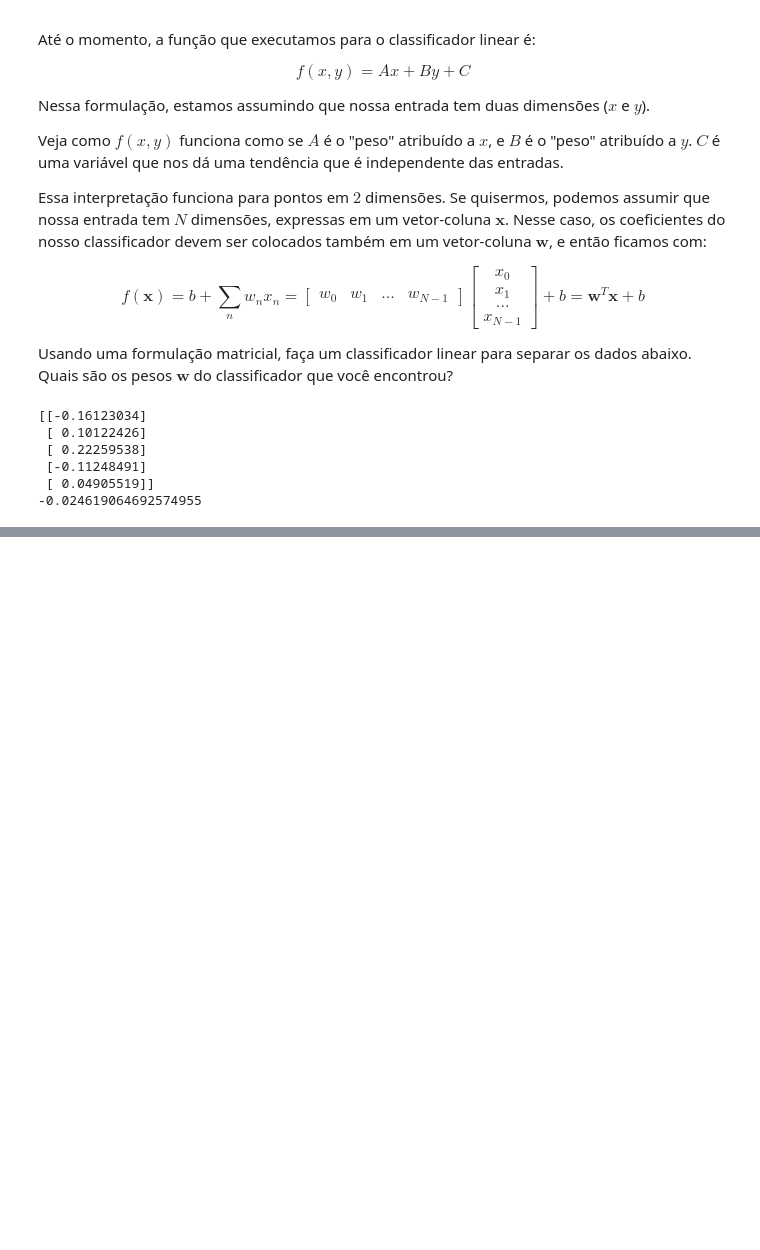
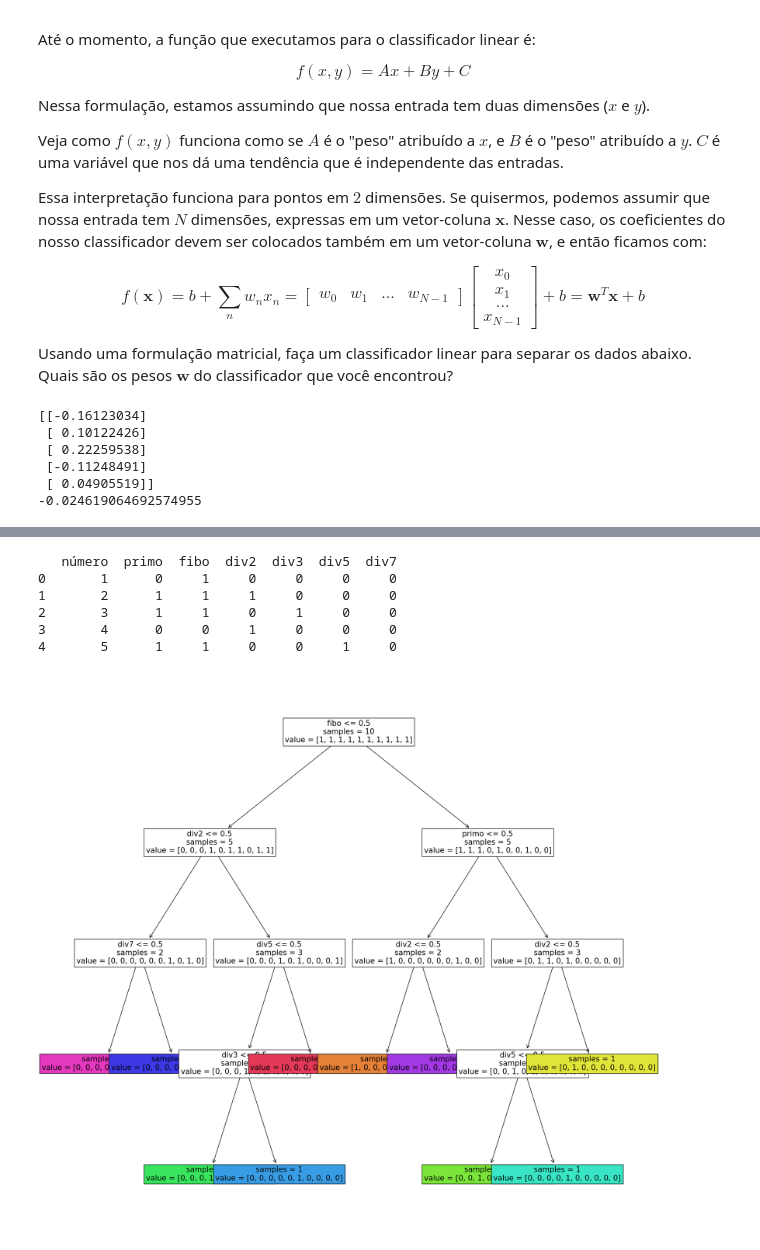
Before and after one commit to tiagoft/alglin, a Jupyter notebook: notebooks/06-regressao_classificacao.ipynb, the cells around one changed output, grey strips where cells are left out. Cells and saved outputs as stored; diff of their text form; code cells hidden in the pictures; blank space fills up the shorter version.

```diff
--- a/notebooks/06-regressao_classificacao.ipynb
+++ b/notebooks/06-regressao_classificacao.ipynb
@@ -781,0 +769,34 @@ joblib.dump((X_train, X_test, y_train, y_test), './dados_classificacao.joblib')
+# %%
+import pandas as pd
+
+# Primeiro, vamos ler nossos dados e colocar o rótulo (ou: o número em si) em uma variável,
+# e as suas características em outra variável:
+df = pd.read_excel('numeros.xlsx')
+#print(df.head())
+df_rotulo = df['número']
+df_features = df[ ['primo', 'fibo', 'div2', 'div3', 'div5', 'div7'] ]
+# %% [output]
+   número  primo  fibo  div2  div3  div5  div7
+0       1      0     1     0     0     0     0
+1       2      1     1     1     0     0     0
+2       3      1     1     0     1     0     0
+3       4      0     0     1     0     0     0
+4       5      1     1     0     0     1     0
+# %%
+# Depois, vamos instanciar uma árvore de decisão usando o pacote sklearn:
+from sklearn.tree import DecisionTreeClassifier
+
+tree = DecisionTreeClassifier(criterion='entropy')
+
+# Agora, vamos usar o método .fit() para ajustar os parâmetros da árvore:
+tree.fit(df_features, df_rotulo)
+
+# Podemos visualizar a árvore de decisão em uma figura!
+from sklearn.tree import plot_tree
+import matplotlib.pyplot as plt
+
+plt.figure( figsize=(20,20) )
+a = plot_tree(tree, feature_names=df_features.columns, fontsize=15,
+              node_ids=False, impurity=False, filled=True)
+# %% [output]
+[figure, added]
```
Also changed, not shown: parts of 26 cells of this notebook, 3 other files.
